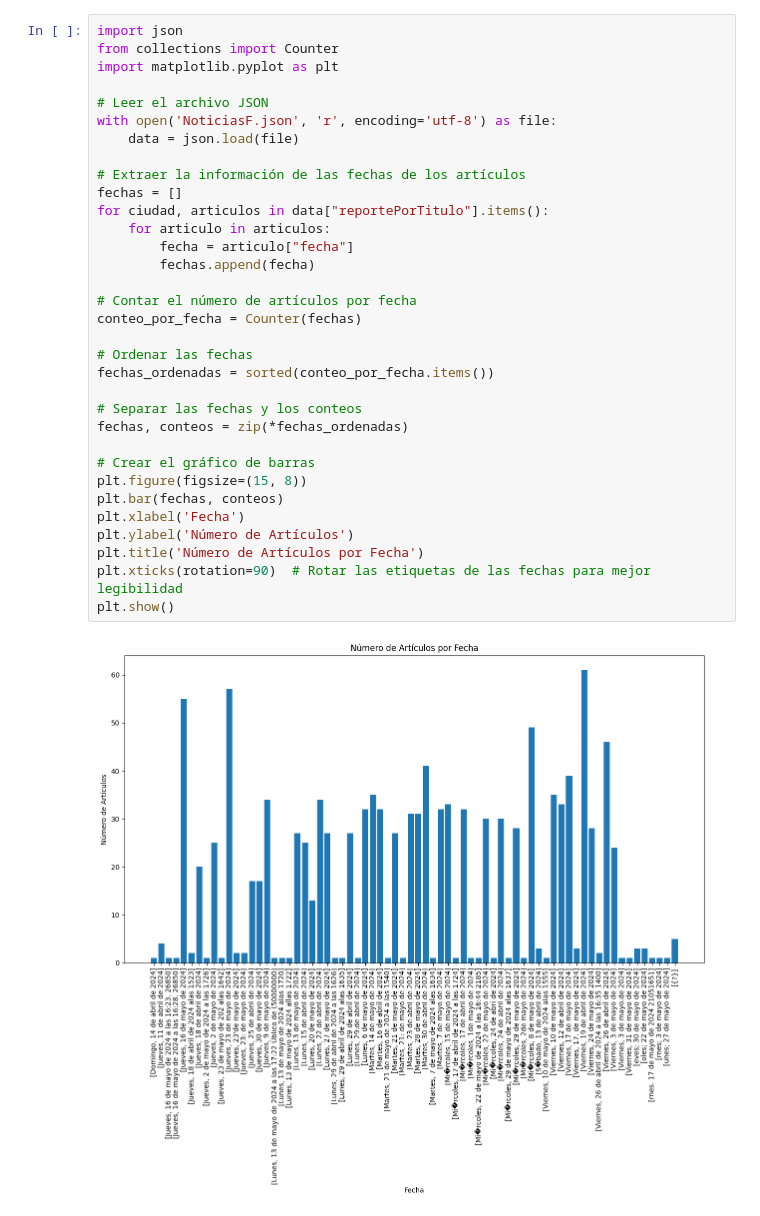
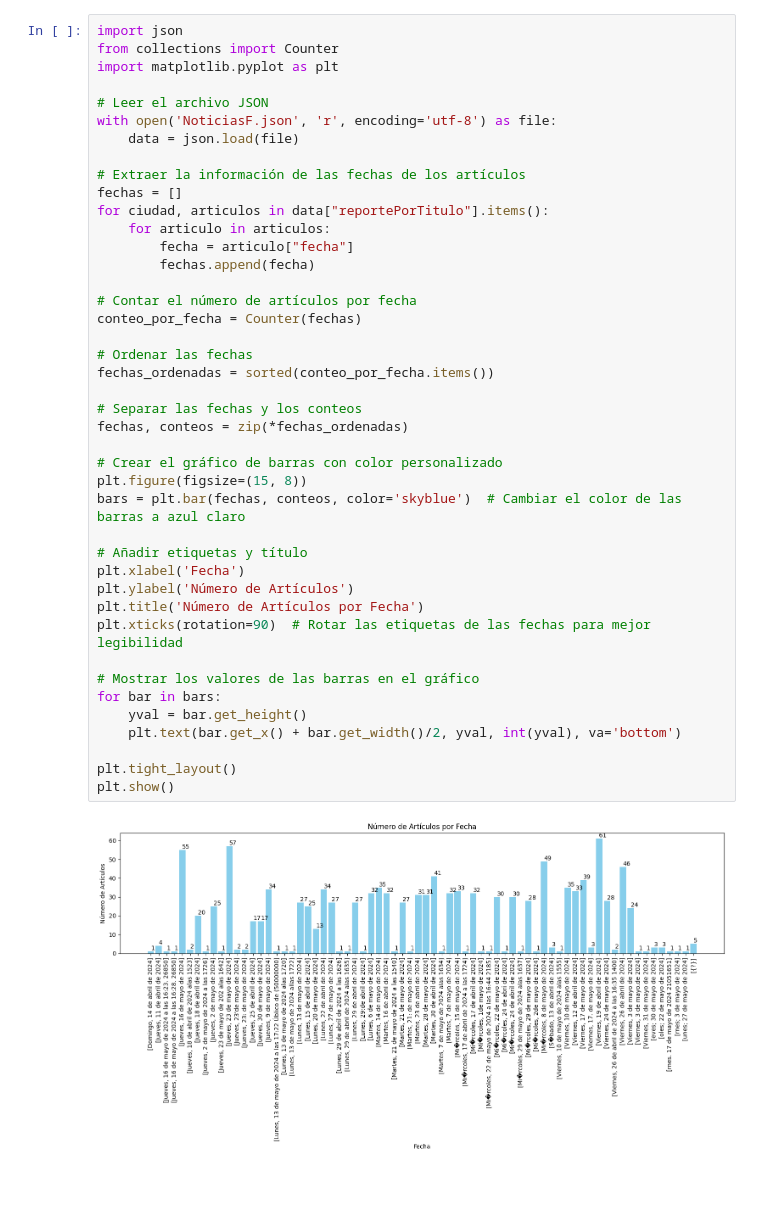
Before and after one commit to jesm-erick/Tokenizacion, a Jupyter notebook: Practica.ipynb, the cells around one changed output. Drawn from its saved outputs; the diff is of its cells as text; blank space fills up the shorter version.

```diff
--- a/Practica.ipynb
+++ b/Practica.ipynb
@@ -5,33 +5,42 @@ import json
 from collections import Counter
 import matplotlib.pyplot as plt
 
 # Leer el archivo JSON
 with open('NoticiasF.json', 'r', encoding='utf-8') as file:
     data = json.load(file)
 
 # Extraer la información de las fechas de los artículos
 fechas = []
 for ciudad, articulos in data["reportePorTitulo"].items():
     for articulo in articulos:
         fecha = articulo["fecha"]
         fechas.append(fecha)
 
 # Contar el número de artículos por fecha
 conteo_por_fecha = Counter(fechas)
 
 # Ordenar las fechas
 fechas_ordenadas = sorted(conteo_por_fecha.items())
 
 # Separar las fechas y los conteos
 fechas, conteos = zip(*fechas_ordenadas)
 
-# Crear el gráfico de barras
+# Crear el gráfico de barras con color personalizado
 plt.figure(figsize=(15, 8))
-plt.bar(fechas, conteos)
+bars = plt.bar(fechas, conteos, color='skyblue')  # Cambiar el color de las barras a azul claro
+
+# Añadir etiquetas y título
 plt.xlabel('Fecha')
 plt.ylabel('Número de Artículos')
 plt.title('Número de Artículos por Fecha')
 plt.xticks(rotation=90)  # Rotar las etiquetas de las fechas para mejor legibilidad
+
+# Mostrar los valores de las barras en el gráfico
+for bar in bars:
+    yval = bar.get_height()
+    plt.text(bar.get_x() + bar.get_width()/2, yval, int(yval), va='bottom')
+
+plt.tight_layout()
 plt.show()
 # %% [output]
-[figure, old version]
+[figure, new version]
```
